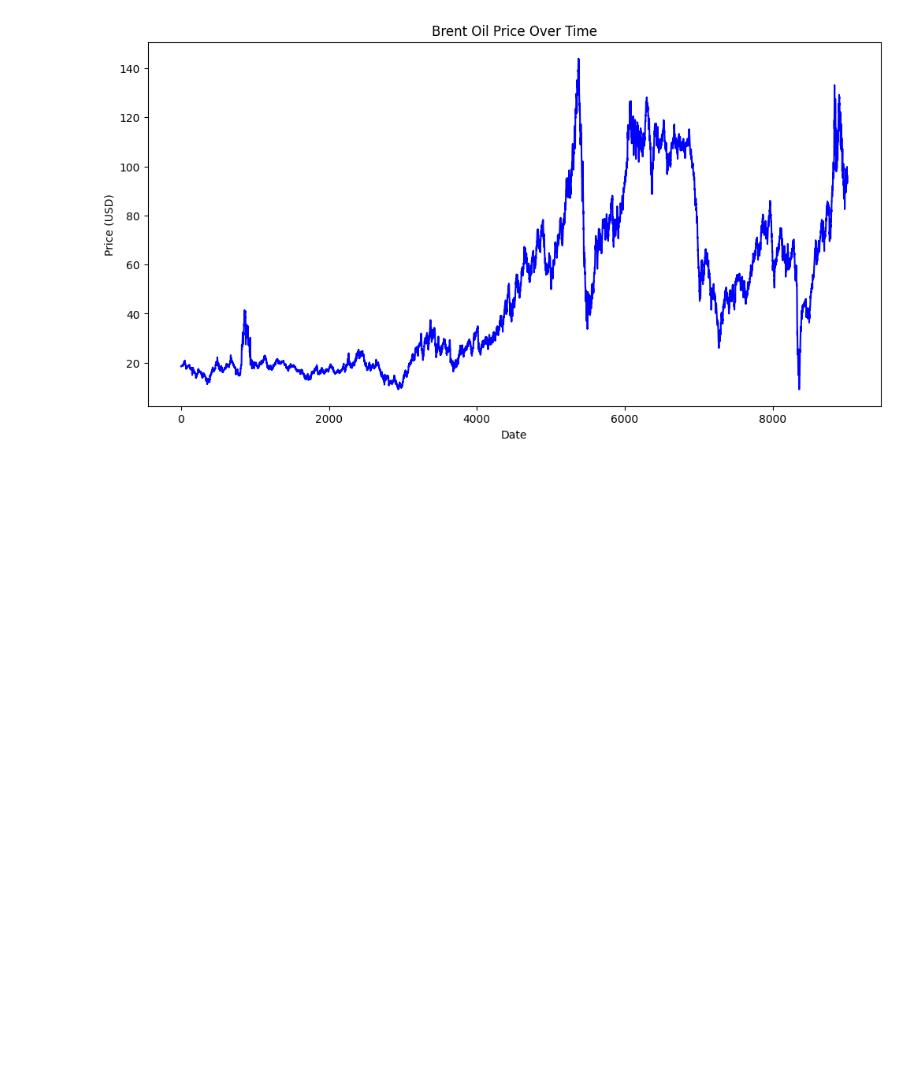
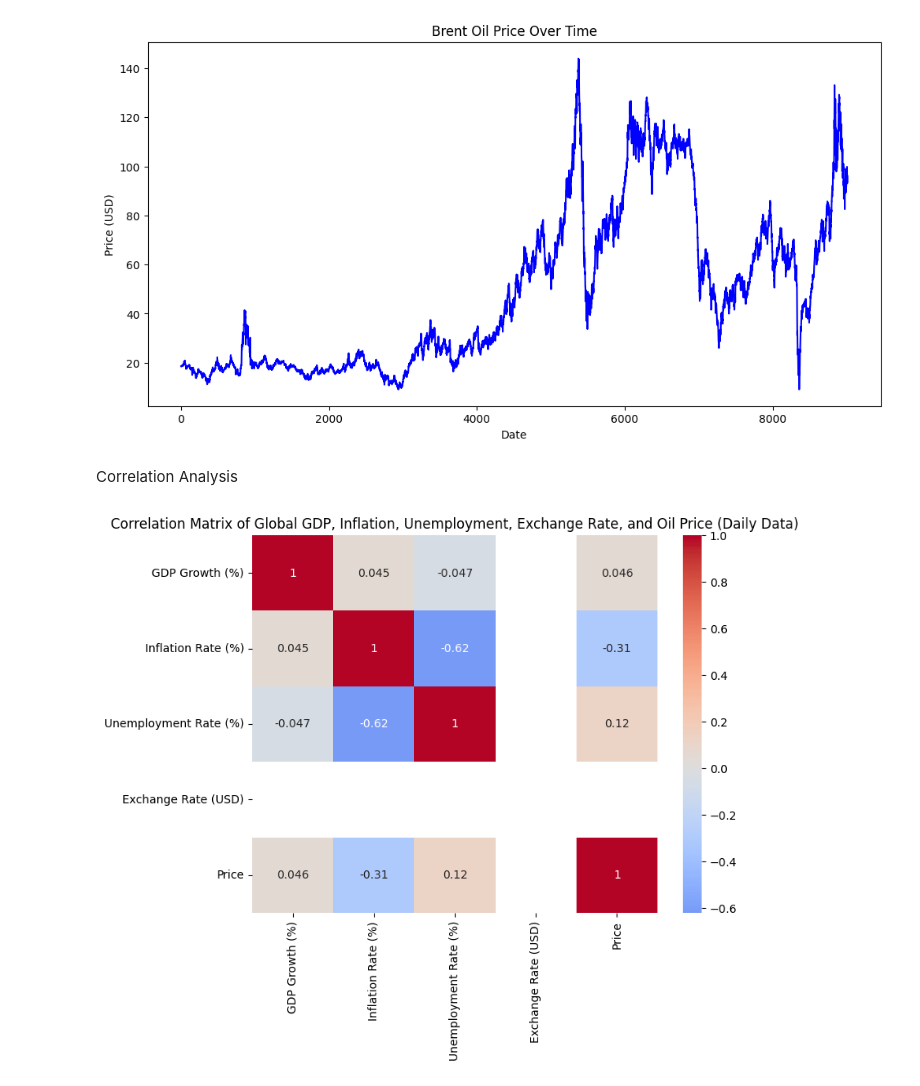
Before and after one commit to fro-su/Birhan_Energies, a Jupyter notebook: notebooks/time_series_analysis.ipynb, the cells around one changed output. Saved outputs shown, nothing was run; the diff lists cells and outputs as text; code cells hidden in the pictures; blank space fills up the shorter version.

Commit message:
Correlation Analysis

```diff
--- a/notebooks/time_series_analysis.ipynb
+++ b/notebooks/time_series_analysis.ipynb
@@ -147,3 +147,9 @@ plt.ylabel('Price (USD)')
 plt.show()
 # %% [output]
 [figure]
+# %% [markdown]
+Correlation Analysis
+# %%
+data_extracter.calculate_correlations()
+# %% [output]
+[figure, added]
```
